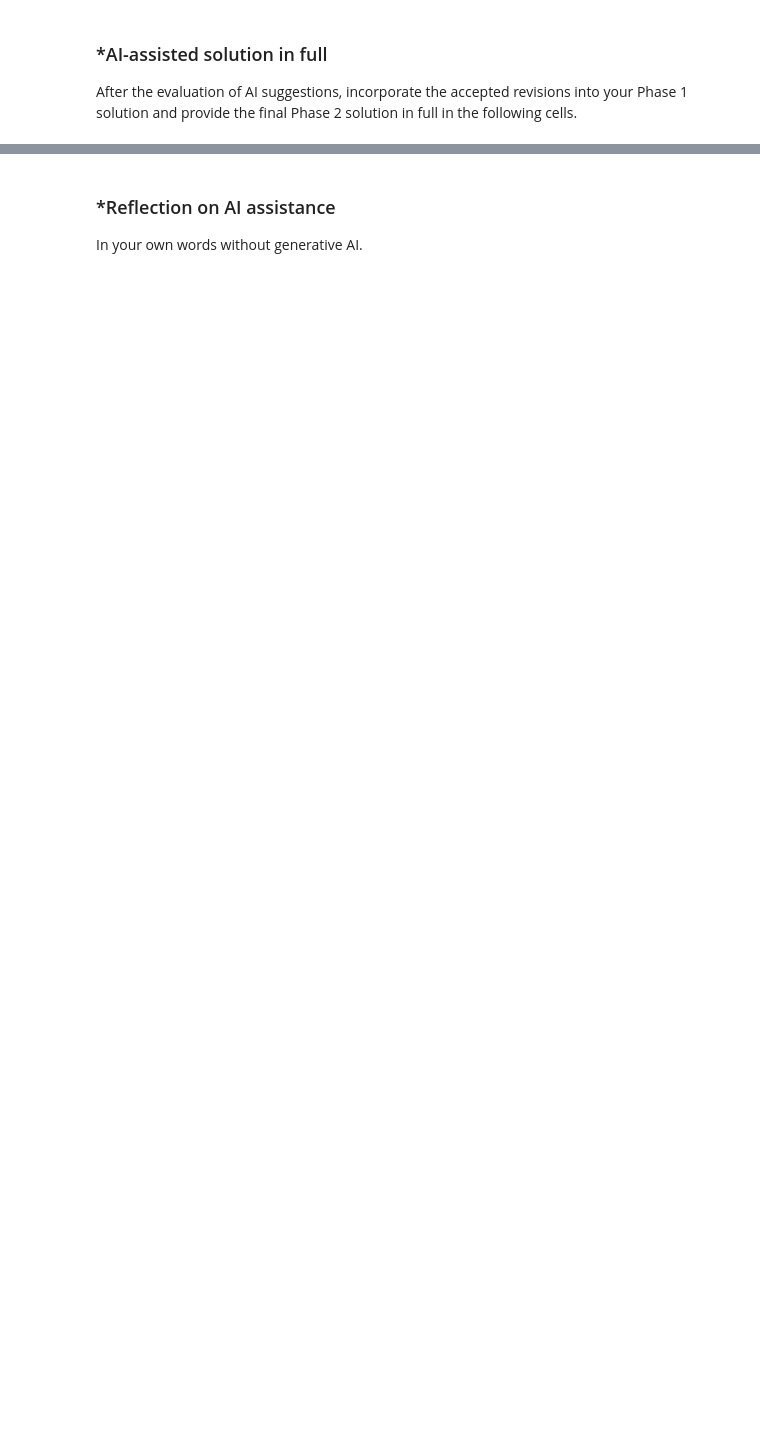
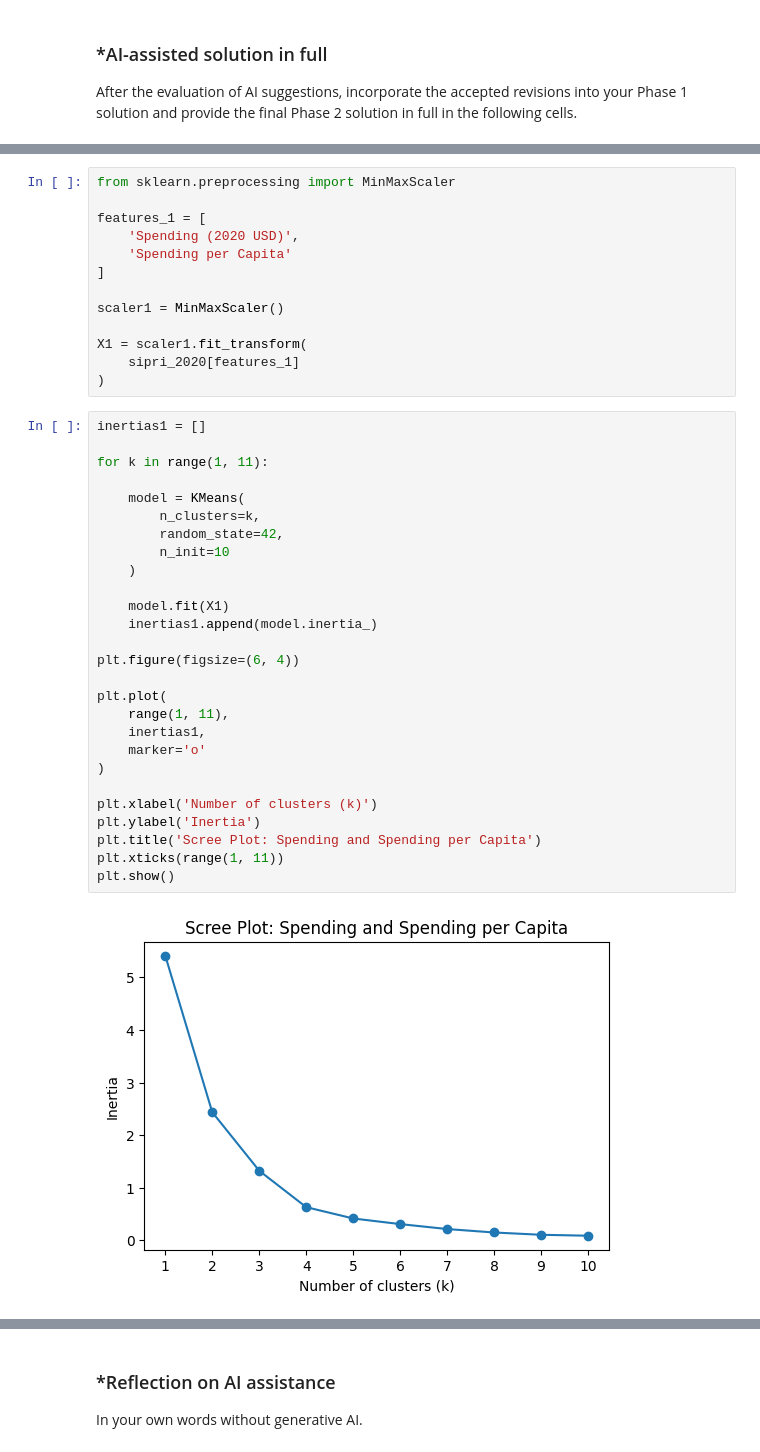
Before and after one commit to mayayonathan/A04-clustering, a Jupyter notebook: notebook.ipynb, the cells around one changed output, grey strips where cells are left out. Saved outputs shown, nothing was run; the diff lists cells and outputs as text; blank space fills up the shorter version.

```diff
--- a/notebook.ipynb
+++ b/notebook.ipynb
@@ -599,0 +800,42 @@ After the evaluation of AI suggestions, incorporate the accepted revisions into
+# %%
+from sklearn.preprocessing import MinMaxScaler
+
+features_1 = [
+    'Spending (2020 USD)',
+    'Spending per Capita'
+]
+
+scaler1 = MinMaxScaler()
+
+X1 = scaler1.fit_transform(
+    sipri_2020[features_1]
+)
+# %%
+inertias1 = []
+
+for k in range(1, 11):
+
+    model = KMeans(
+        n_clusters=k,
+        random_state=42,
+        n_init=10
+    )
+
+    model.fit(X1)
+    inertias1.append(model.inertia_)
+
+plt.figure(figsize=(6, 4))
+
+plt.plot(
+    range(1, 11),
+    inertias1,
+    marker='o'
+)
+
+plt.xlabel('Number of clusters (k)')
+plt.ylabel('Inertia')
+plt.title('Scree Plot: Spending and Spending per Capita')
+plt.xticks(range(1, 11))
+plt.show()
+# %% [output]
+[figure, added]
```
Also changed, not shown: parts of 41 cells of this notebook.
